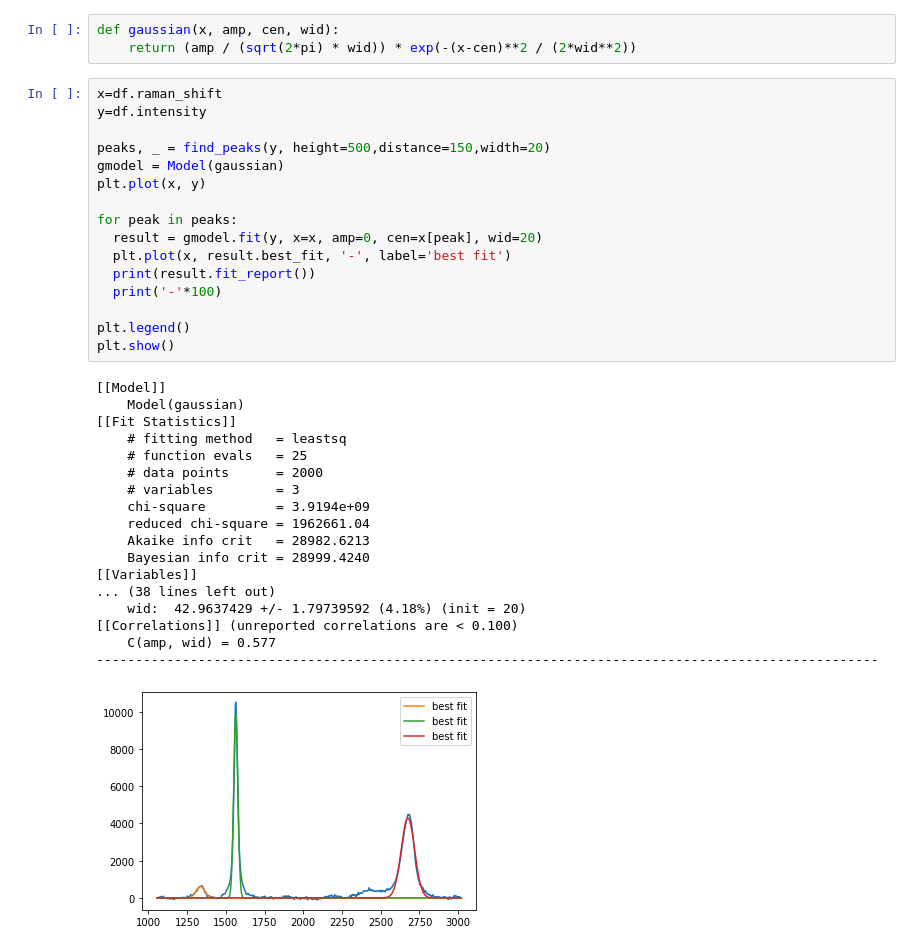
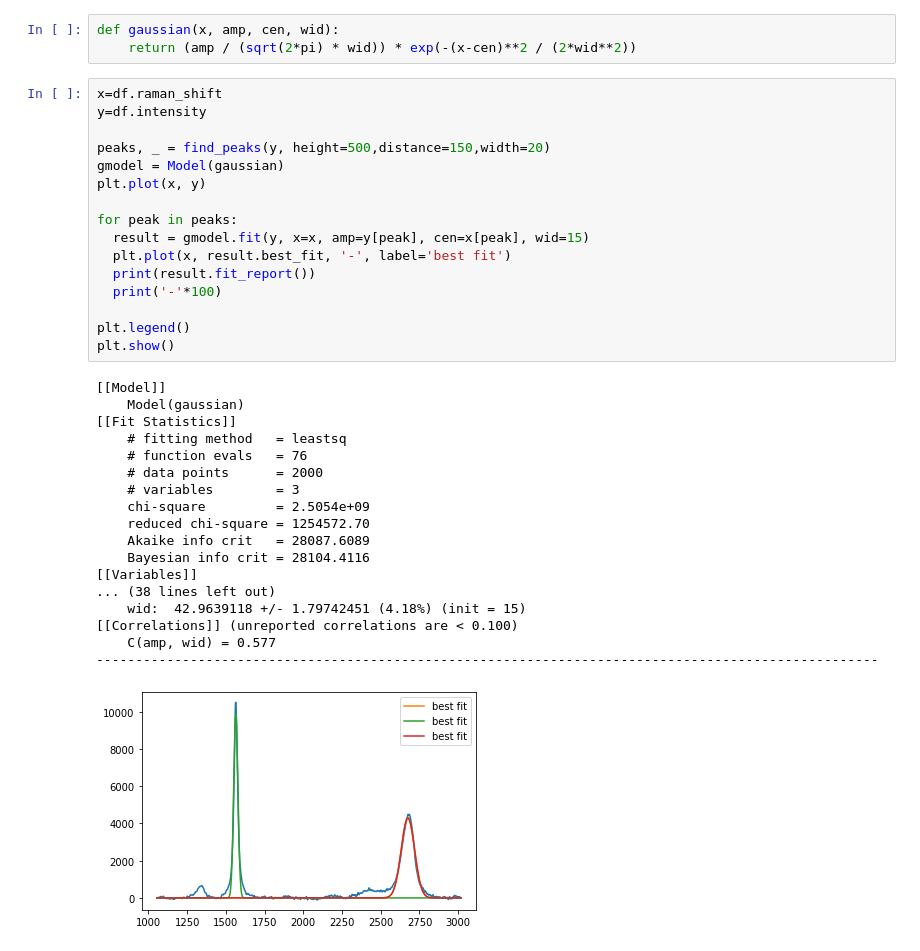
Before and after one commit to yuyangweng/Project, a Jupyter notebook: peak_fitting.ipynb, the cells around one changed output. Drawn from its saved outputs; the diff is of its cells as text.

```diff
--- a/peak_fitting.ipynb
+++ b/peak_fitting.ipynb
@@ -58,35 +58,35 @@ def gaussian(x, amp, cen, wid):
 # %%
 x=df.raman_shift
 y=df.intensity
 
 peaks, _ = find_peaks(y, height=500,distance=150,width=20)
 gmodel = Model(gaussian)
 plt.plot(x, y)
 
 for peak in peaks:
-  result = gmodel.fit(y, x=x, amp=0, cen=x[peak], wid=20)
+  result = gmodel.fit(y, x=x, amp=y[peak], cen=x[peak], wid=15)
   plt.plot(x, result.best_fit, '-', label='best fit')
   print(result.fit_report())
   print('-'*100)
 
 plt.legend()
 plt.show()
 # %% [output]
 [[Model]]
     Model(gaussian)
 [[Fit Statistics]]
     # fitting method   = leastsq
-    # function evals   = 25
+    # function evals   = 76
     # data points      = 2000
     # variables        = 3
-    chi-square         = 3.9194e+09
-    reduced chi-square = 1962661.04
-    Akaike info crit   = 28982.6213
-    Bayesian info crit = 28999.4240
+    chi-square         = 2.5054e+09
+    reduced chi-square = 1254572.70
+    Akaike info crit   = 28087.6089
+    Bayesian info crit = 28104.4116
 [[Variables]]
 ... (38 lines left out)
-    wid:  42.9637429 +/- 1.79739592 (4.18%) (init = 20)
+    wid:  42.9639118 +/- 1.79742451 (4.18%) (init = 15)
 [[Correlations]] (unreported correlations are < 0.100)
     C(amp, wid) = 0.577
 ----------------------------------------------------------------------------------------------------
-[figure, old version]
+[figure, new version]
```
